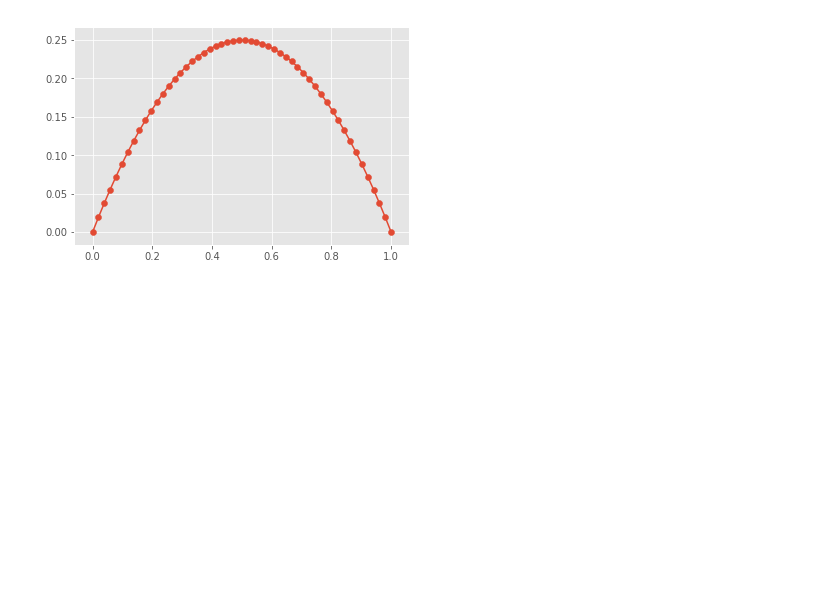
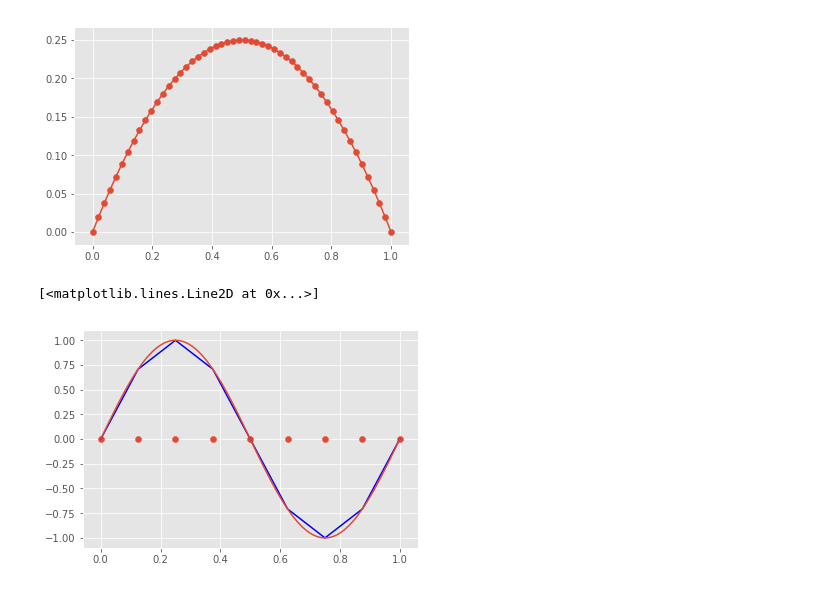
Before and after one commit to mtsodf/estudo_fem, a Jupyter notebook: multigrid/GaussSeidel.ipynb, the cells around one changed output. Saved outputs shown, nothing was run; the diff lists cells and outputs as text; code cells hidden in the pictures; blank space fills up the shorter version.

```diff
--- a/multigrid/GaussSeidel.ipynb
+++ b/multigrid/GaussSeidel.ipynb
@@ -82,3 +82,17 @@ plt.scatter(x,sol_vec)
 # %% [output]
 <matplotlib.collections.PathCollection at 0x...>
 [figure]
+# %%
+n = 4
+h = 1.0/(2*n)
+x = np.linspace(0.0, 1.0, num=2*n+1, endpoint=True)
+x_n = np.linspace(0.0, 1.0, num=100, endpoint=True)
+# %%
+alpha = 1
+plt.scatter(x, np.zeros(2*n+1))
+plt.plot(x, np.sin(x*np.pi*alpha/(n*h)), c="b")
+y = np.sin(x_n*np.pi*alpha/(n*h))
+plt.plot(x_n,y)
+# %% [output]
+[<matplotlib.lines.Line2D at 0x...>]
+[figure, added]
```
Also changed, not shown: parts of 2 cells of this notebook.
